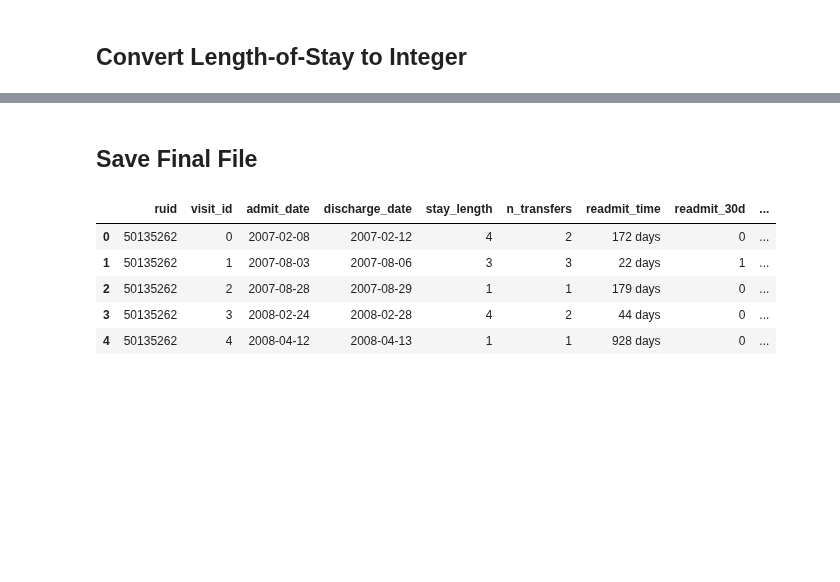
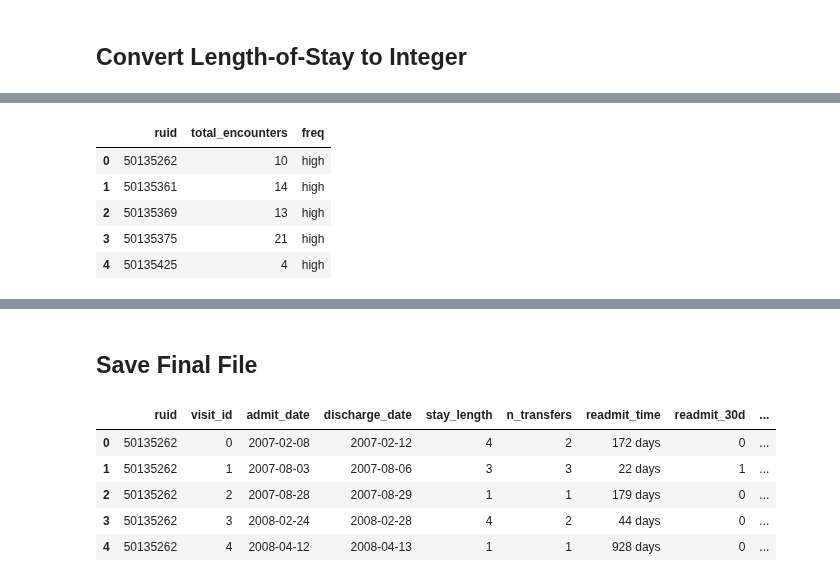
Before and after one commit to alvinjeffery/Bios8366_project, a Jupyter notebook: code/merging.ipynb, the cells around one changed output, grey strips where cells are left out. Cells and saved outputs as stored; diff of their text form; code cells hidden in the pictures; blank space fills up the shorter version.

```diff
--- a/code/merging.ipynb
+++ b/code/merging.ipynb
@@ -252,0 +271,16 @@ merged_all.head()
+# %%
+# count unique encounters per patient
+encounter_counts = (adt_cms_final.groupby('ruid', as_index=False)
+                                 .agg({'visit_id': pd.Series.nunique})
+                                 .rename(columns={'visit_id': 'total_encounters'}))
+# assign high vs. low frequency
+encounter_counts['freq'] = np.where(encounter_counts['total_encounters']>2, 'high', 'low')
+
+encounter_counts.head()
+# %% [output]
+|  | ruid | total_encounters | freq |
+| 0 | 50135262 | 10 | high |
+| 1 | 50135361 | 14 | high |
+| 2 | 50135369 | 13 | high |
+| 3 | 50135375 | 21 | high |
+| 4 | 50135425 | 4 | high |
```
Also changed, not shown: parts of 23 cells of this notebook, 1 other file.
